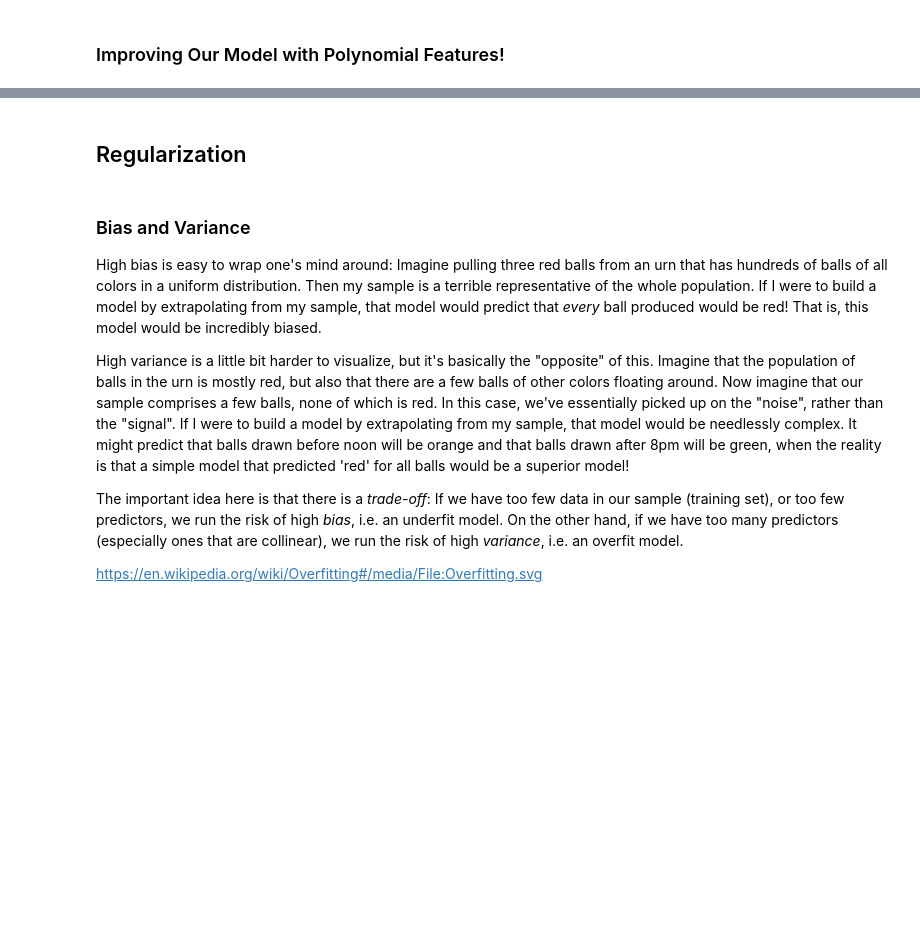
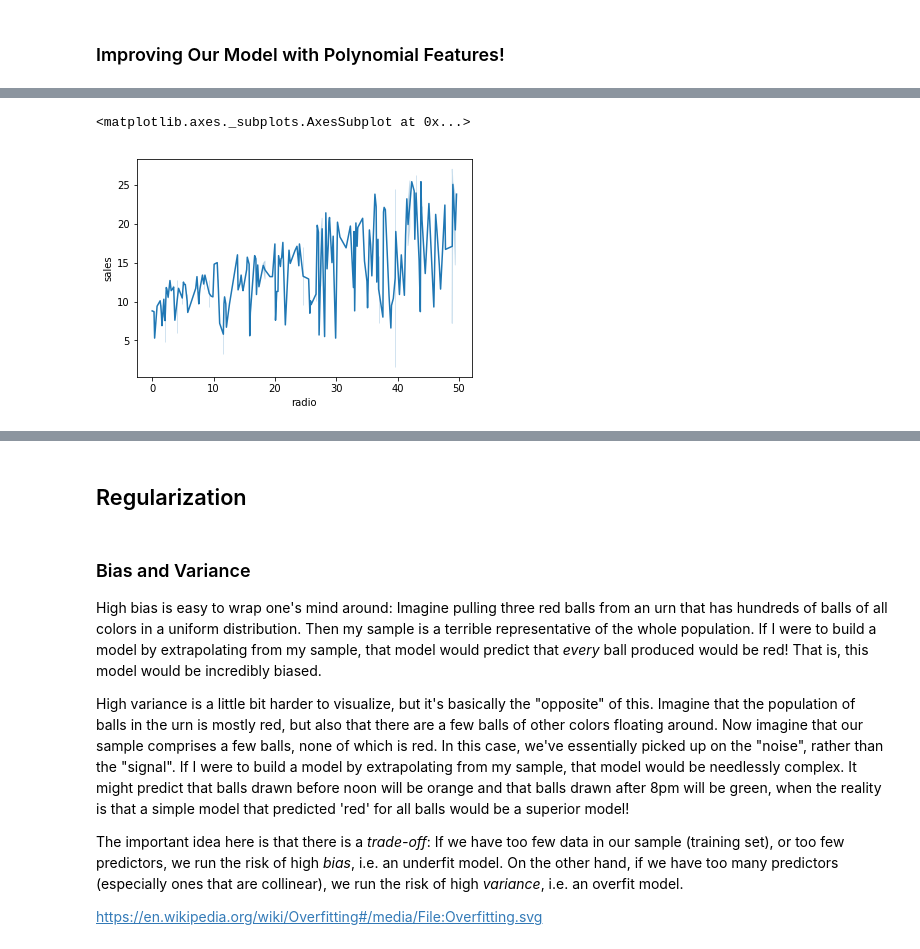
Before and after one commit to rokaandy/interaction-regularization-ds-040119, a Jupyter notebook: CodealongRegularization.ipynb, the cells around one changed output, grey strips where cells are left out. Drawn from its saved outputs; the diff is of its cells as text; code cells hidden in the pictures; blank space fills up the shorter version.

```diff
--- a/CodealongRegularization.ipynb
+++ b/CodealongRegularization.ipynb
@@ -40,0 +162,7 @@ ads = pd.read_csv('Advertising.csv', index_col=None)
+# %%
+# lineplot, radio
+
+sns.lineplot(ads['radio'], ads['sales'])
+# %% [output]
+<matplotlib.axes._subplots.AxesSubplot at 0x...>
+[figure, added]
```
Also changed, not shown: parts of 24 cells of this notebook.
